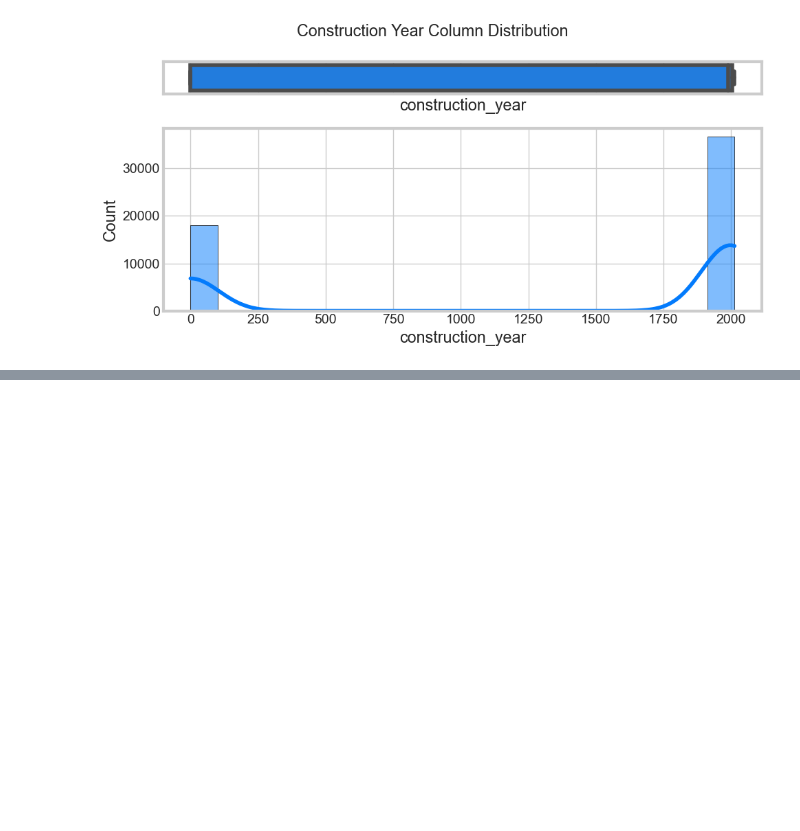
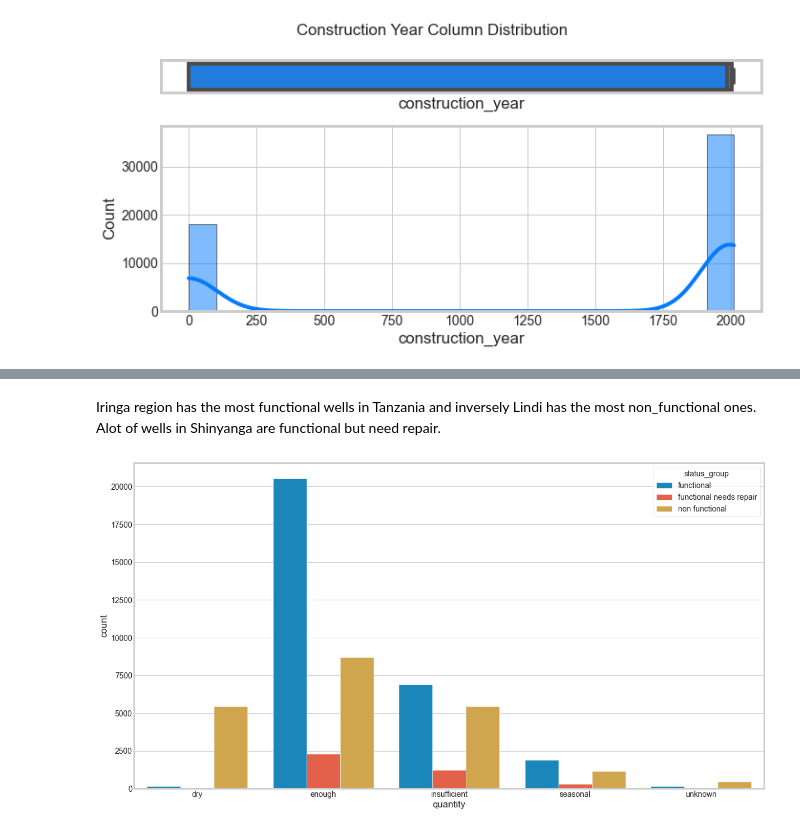
Before and after one commit to femikamau/Tanzanian-Water-Wells-Prediction, a Jupyter notebook: index.ipynb, the cells around one changed output, grey strips where cells are left out. Cells and saved outputs as stored; diff of their text form; code cells hidden in the pictures; blank space fills up the shorter version.

```diff
--- a/index.ipynb
+++ b/index.ipynb
@@ -1544,0 +1559,8 @@ Name: construction_year, dtype: float64
+# %% [markdown]
+Iringa region has the most functional wells in Tanzania and inversely Lindi has the most non_functional ones. Alot of wells in Shinyanga are functional but need repair.
+# %%
+## Comparing between the quantity of water and the functionality columns
+plt.figure(figsize=(18,10))
+ax = sns.countplot(x='quantity', hue="status_group", data=new_data)
+# %% [output]
+[figure, added]
```
Also changed, not shown: parts of 24 cells of this notebook, 1 other file.
